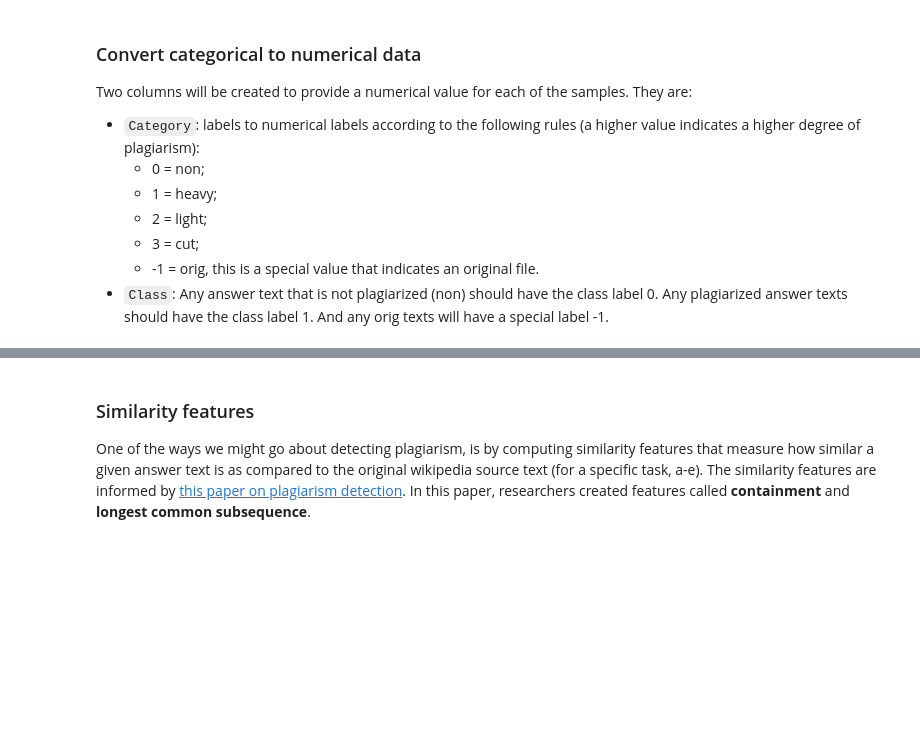
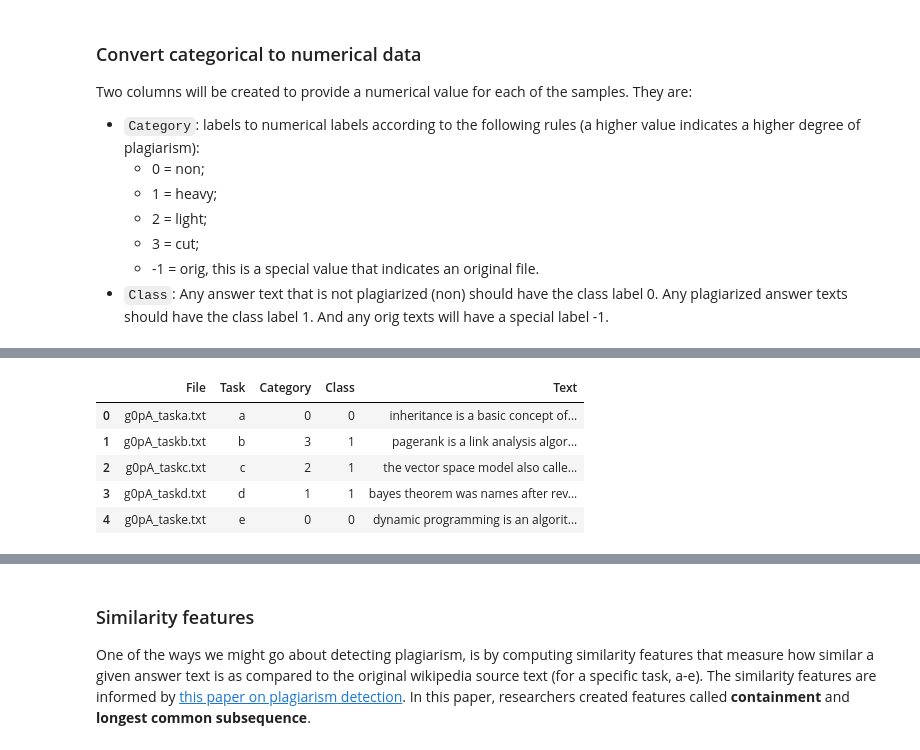
Before and after one commit to bressanmarcos/PlagiarismDetector, a Jupyter notebook: PlagiarismDetection.ipynb, the cells around one changed output, grey strips where cells are left out. Drawn from its saved outputs; the diff is of its cells as text; code cells hidden in the pictures; blank space fills up the shorter version.

```diff
--- a/PlagiarismDetection.ipynb
+++ b/PlagiarismDetection.ipynb
@@ -135,0 +235,41 @@ transformed_df.head()
+# %%
+# create a text column
+def create_text_column(df, file_directory='data/'):
+    '''Reads in the files, listed in a df and returns that df with an additional column, `Text`.
+       :param df: A dataframe of file information including a column for `File`
+       :param file_directory: the main directory where files are stored
+       :return: A dataframe with processed text '''
+
+    # create copy to modify
+    text_df = df.copy()
+
+    # store processed text
+    text = []
+
+    # for each file (row) in the df, read in the file
+    for row_i in df.index:
+        filename = df.iloc[row_i]['File']
+        #print(filename)
+        file_path = file_directory + filename
+        with open(file_path, 'r', encoding='utf-8', errors='ignore') as file:
+
+            # standardize text using helper function
+            file_text = process_file(file)
+            # append processed text to list
+            text.append(file_text)
+
+    # add column to the copied dataframe
+    text_df['Text'] = text
+
+    return text_df
+
+
+text_df = create_text_column(transformed_df)
+text_df.head()
+# %% [output]
+|  | File | Task | Category | Class | Text |
+| 0 | g0pA_taska.txt | a | 0 | 0 | inheritance is a basic concept of... |
+| 1 | g0pA_taskb.txt | b | 3 | 1 | pagerank is a link analysis algor... |
+| 2 | g0pA_taskc.txt | c | 2 | 1 | the vector space model also calle... |
+| 3 | g0pA_taskd.txt | d | 1 | 1 | bayes theorem was names after rev... |
+| 4 | g0pA_taske.txt | e | 0 | 0 | dynamic programming is an algorit... |
```
Also changed, not shown: parts of 32 cells of this notebook.
